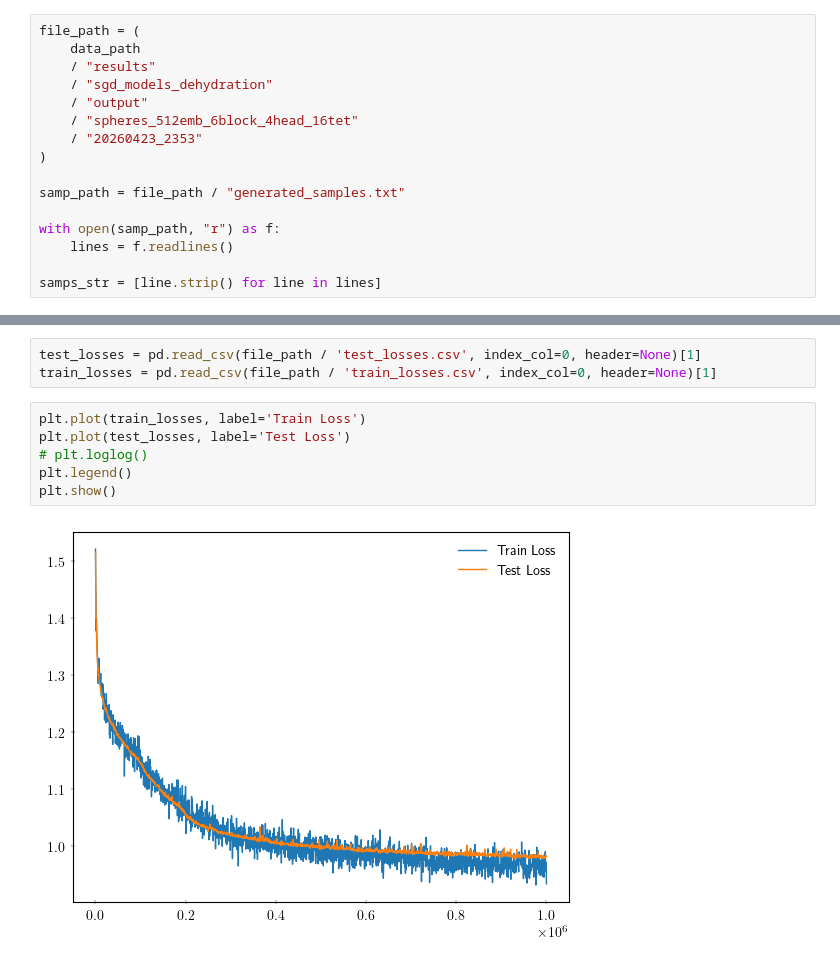
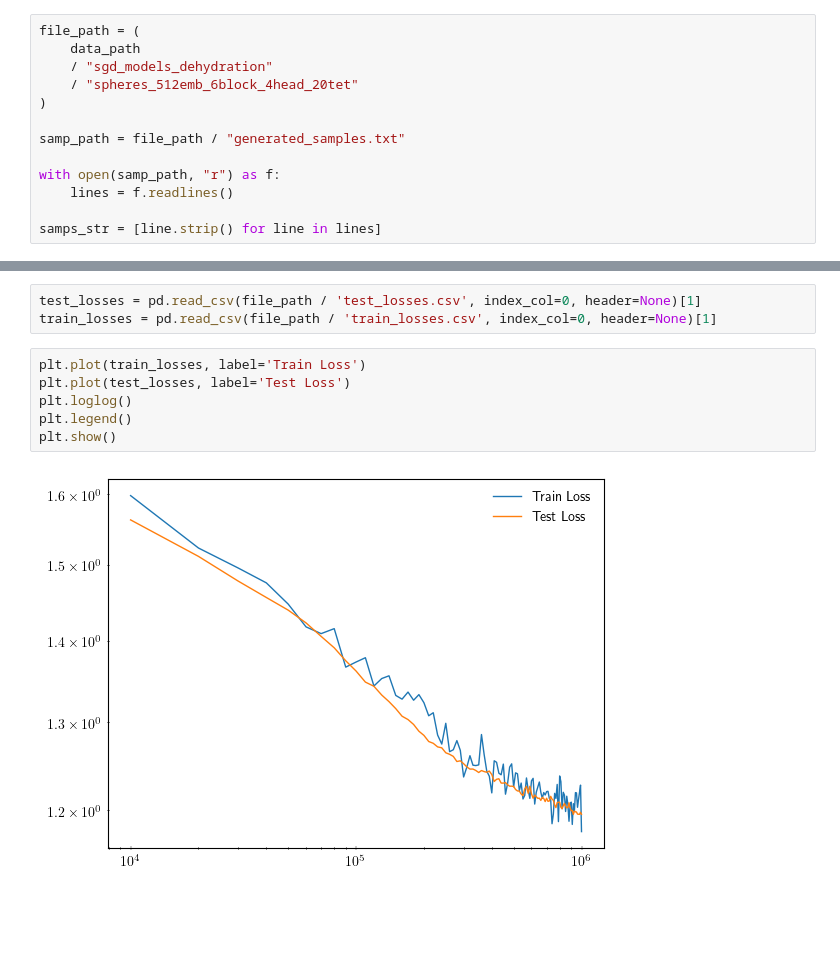
Before and after one commit to dbruwel/pachner-graph-triangulations, a Jupyter notebook: experiments/notebooks/03_analyse_sgd.ipynb, the cells around one changed output, grey strips where cells are left out. Saved outputs shown, nothing was run; the diff lists cells and outputs as text; blank space fills up the shorter version.

```diff
--- a/experiments/notebooks/03_analyse_sgd.ipynb
+++ b/experiments/notebooks/03_analyse_sgd.ipynb
@@ -14,11 +14,8 @@ set_style()
 # %%
 file_path = (
     data_path
-    / "results"
     / "sgd_models_dehydration"
-    / "output"
-    / "spheres_512emb_6block_4head_16tet"
-    / "20260423_2353"
+    / "spheres_512emb_6block_4head_20tet"
 )
 
 samp_path = file_path / "generated_samples.txt"
@@ -108,8 +82,8 @@ train_losses = pd.read_csv(file_path / 'train_losses.csv', index_col=0, header=N
 # %%
 plt.plot(train_losses, label='Train Loss')
 plt.plot(test_losses, label='Test Loss')
-# plt.loglog()
+plt.loglog()
 plt.legend()
 plt.show()
 # %% [output]
-[figure, old version]
+[figure, new version]
```
Also changed, not shown: parts of 4 cells of this notebook, 1 other file.
